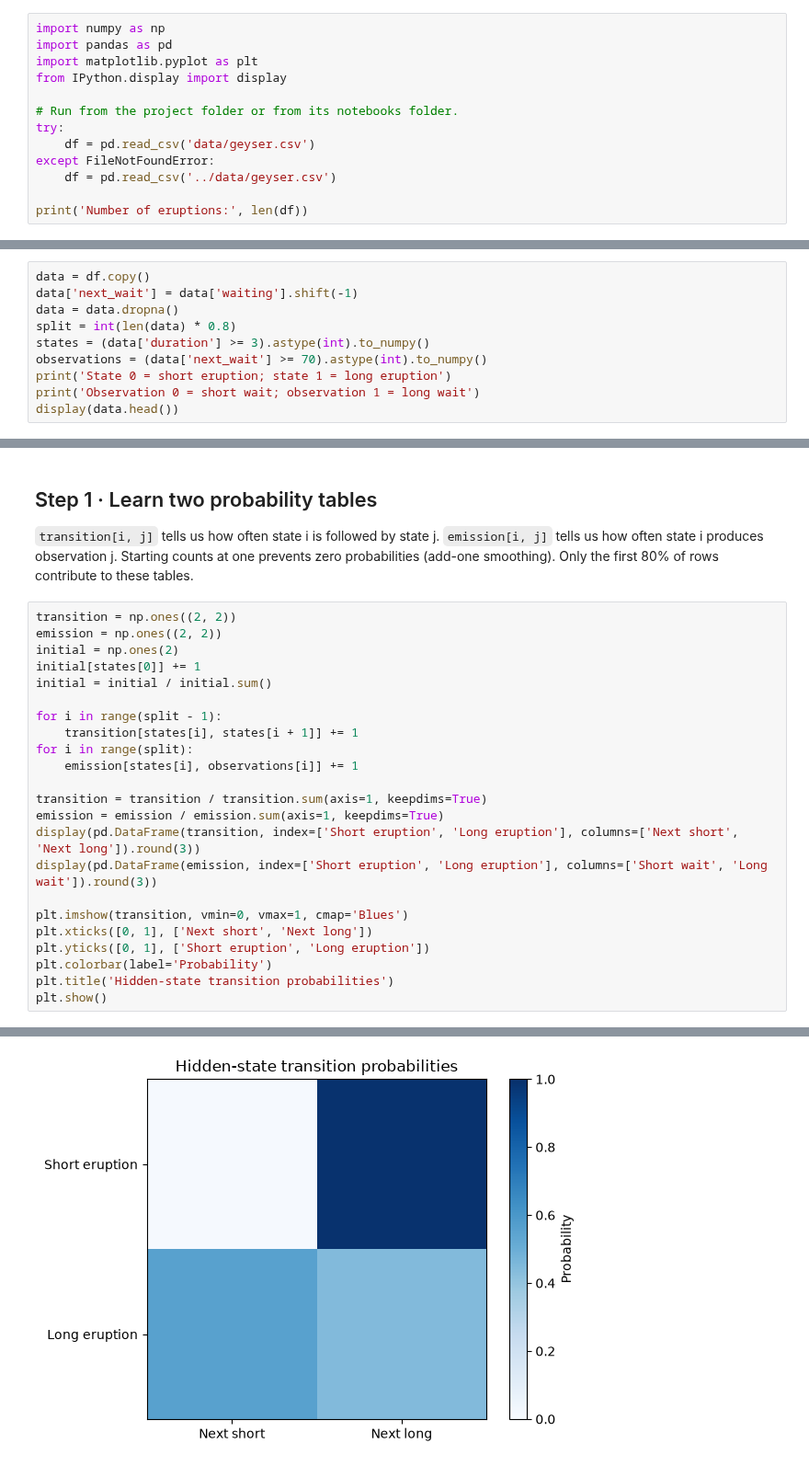
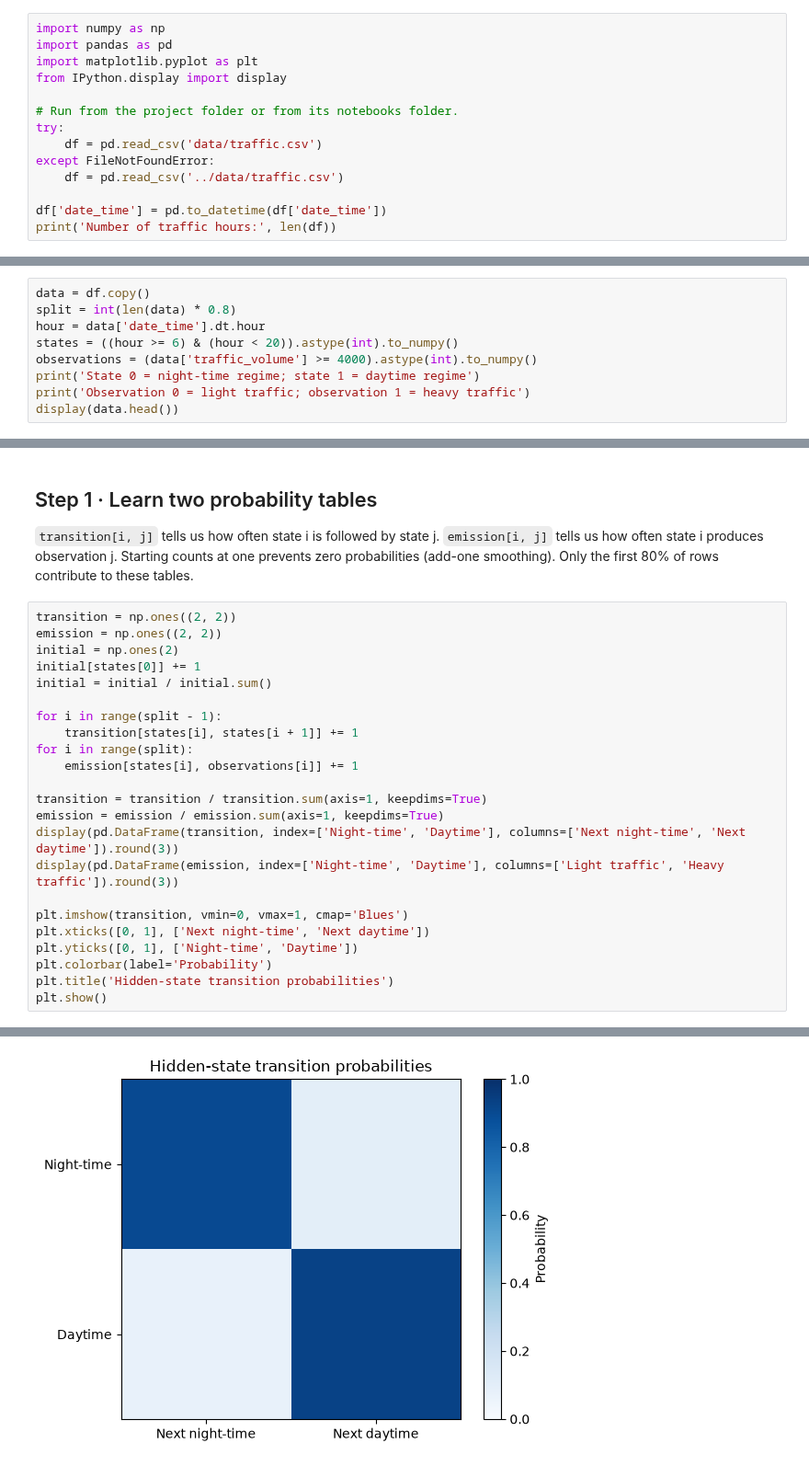
Before and after one commit to Skygazer1111/MLWeeklyProject, a Jupyter notebook: ml-lab/dist/notebooks/unit_4_hidden_markov_models.ipynb, the cells around one changed output, grey strips where cells are left out. Shown at 92% size. Cells and saved outputs as stored; diff of their text form.

```diff
--- a/ml-lab/dist/notebooks/unit_4_hidden_markov_models.ipynb
+++ b/ml-lab/dist/notebooks/unit_4_hidden_markov_models.ipynb
@@ -25,9 +29,10 @@ from IPython.display import display
 
 # Run from the project folder or from its notebooks folder.
 try:
-    df = pd.read_csv('data/geyser.csv')
+    df = pd.read_csv('data/traffic.csv')
 except FileNotFoundError:
-    df = pd.read_csv('../data/geyser.csv')
+    df = pd.read_csv('../data/traffic.csv')
 
-print('Number of eruptions:', len(df))
+df['date_time'] = pd.to_datetime(df['date_time'])
+print('Number of traffic hours:', len(df))
 # %% [output]
@@ -38,11 +43,10 @@ Keep the recorded order. A hidden state is a **short or long eruption** (`durati
 # %%
 data = df.copy()
-data['next_wait'] = data['waiting'].shift(-1)
-data = data.dropna()
 split = int(len(data) * 0.8)
-states = (data['duration'] >= 3).astype(int).to_numpy()
-observations = (data['next_wait'] >= 70).astype(int).to_numpy()
-print('State 0 = short eruption; state 1 = long eruption')
-print('Observation 0 = short wait; observation 1 = long wait')
+hour = data['date_time'].dt.hour
+states = ((hour >= 6) & (hour < 20)).astype(int).to_numpy()
+observations = (data['traffic_volume'] >= 4000).astype(int).to_numpy()
+print('State 0 = night-time regime; state 1 = daytime regime')
+print('Observation 0 = light traffic; observation 1 = heavy traffic')
 display(data.head())
 # %% [output]
@@ -71,12 +75,12 @@ for i in range(split):
 
 transition = transition / transition.sum(axis=1, keepdims=True)
 emission = emission / emission.sum(axis=1, keepdims=True)
-display(pd.DataFrame(transition, index=['Short eruption', 'Long eruption'], columns=['Next short', 'Next long']).round(3))
-display(pd.DataFrame(emission, index=['Short eruption', 'Long eruption'], columns=['Short wait', 'Long wait']).round(3))
+display(pd.DataFrame(transition, index=['Night-time', 'Daytime'], columns=['Next night-time', 'Next daytime']).round(3))
+display(pd.DataFrame(emission, index=['Night-time', 'Daytime'], columns=['Light traffic', 'Heavy traffic']).round(3))
 
 plt.imshow(transition, vmin=0, vmax=1, cmap='Blues')
-plt.xticks([0, 1], ['Next short', 'Next long'])
-plt.yticks([0, 1], ['Short eruption', 'Long eruption'])
+plt.xticks([0, 1], ['Next night-time', 'Next daytime'])
+plt.yticks([0, 1], ['Night-time', 'Daytime'])
 plt.colorbar(label='Probability')
 plt.title('Hidden-state transition probabilities')
 plt.show()
@@ -90,3 +94,3 @@ plt.show()
-[figure, old version]
+[figure, new version]
 # %% [markdown]
 ## Step 2 · Predict, then update
```
Also changed, not shown: parts of 12 cells of this notebook, 33 other files.
